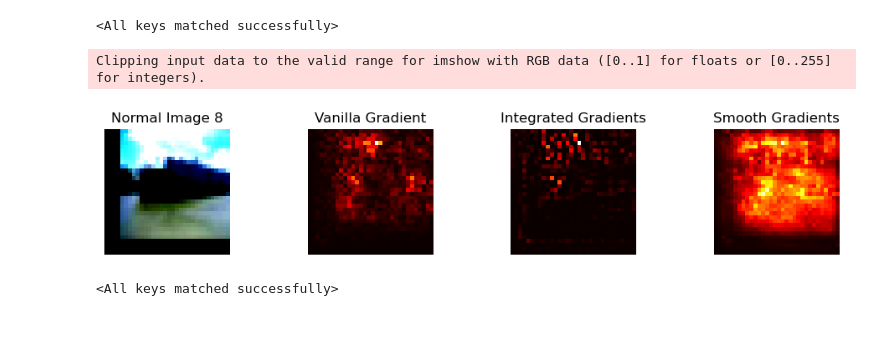
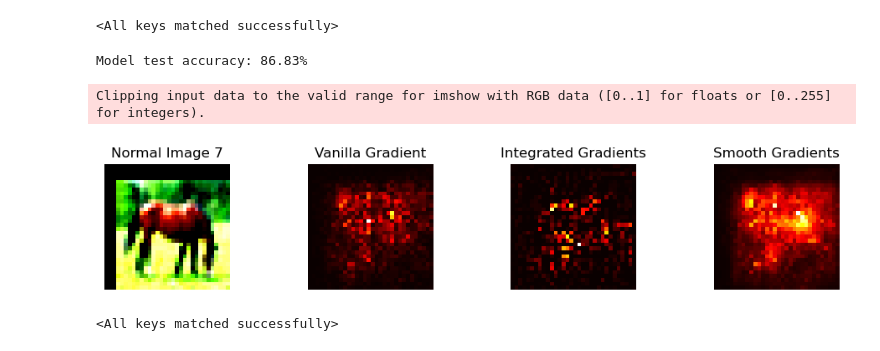
Before and after one commit to sanishsuwal7/ExplainableAI, a Jupyter notebook: vgg_saliency.ipynb, the cells around one changed output. Drawn from its saved outputs; the diff is of its cells as text; code cells hidden in the pictures.

```diff
--- a/vgg_saliency.ipynb
+++ b/vgg_saliency.ipynb
@@ -32,14 +32,14 @@ warnings.filterwarnings('ignore')
 # %%
 device = torch.device("cuda" if torch.cuda.is_available() else "cpu")
 # %%
-# normalize = transforms.Normalize(mean=[0.485, 0.456, 0.406],
-#                                      std=[0.229, 0.224, 0.225])
-# cifar_transforms = transforms.Compose([transforms.RandomHorizontalFlip(),
-#             transforms.RandomCrop(32, 4),
-#             transforms.ToTensor(),
-#             normalize,])
+normalize = transforms.Normalize(mean=[0.485, 0.456, 0.406],
+                                     std=[0.229, 0.224, 0.225])
+cifar_transforms = transforms.Compose([transforms.RandomHorizontalFlip(),
+            transforms.RandomCrop(32, 4),
+            transforms.ToTensor(),
+            normalize,])
 
-cifar_transforms = transforms.Compose([transforms.ToTensor()])
+# cifar_transforms = transforms.Compose([transforms.ToTensor()])
 # %%
 test_dataset =  torchvision.datasets.CIFAR10(root= './datasets', train = False, download=True, transform = cifar_transforms)
 test_dataloader = torch.utils.data.DataLoader(test_dataset, batch_size=128, pin_memory=True)
@@ -138,6 +138,8 @@ model.eval()
 predictions, labels = evaluate_model(model, test_dataloader, device)
 test_acc = np.mean(np.argmax(predictions.cpu().numpy(), axis=1) == labels.cpu().numpy())
 print(f"Model test accuracy: {(100 * test_acc):.2f}%")
+# %% [output]
+Model test accuracy: 86.83%
 # %%
 gc.collect()
 torch.cuda.empty_cache()
@@ -151,33 +153,33 @@ saliency = Saliency(model)
 a_batch_smoothgrad = NoiseTunnel(saliency).attribute(inputs = x_batch, target = y_batch, nt_type ='smoothgrad', nt_samples = 50, stdevs=0.15).sum(axis=1).cpu().numpy()
 x_batch, y_batch = x_batch.cpu().numpy(), y_batch.cpu().numpy()
 # %%
-index = 5
+index = 60
 nr_images = 2
 fig, axes = plt.subplots(nrows=1, ncols=4, figsize=(nr_images*5., int(nr_images)))
 
 #plot normal
-axes[0].imshow(np.reshape(x_batch[index], (32,32)), cmap="grey")
+axes[0].imshow(np.moveaxis(x_batch[index], 0, -1), vmin=0.0, vmax=1.0)
 axes[0].title.set_text(f"Normal Image {y_batch[index].item()}")
 axes[0].axis("off")
 axes[1].imshow(a_batch_saliency[index], cmap="hot")
 axes[1].title.set_text(f"Vanilla Gradient")
 axes[1].axis("off")
 axes[2].imshow(a_batch_integrad[index], cmap="hot")
 axes[2].title.set_text(f"Integrated Gradients")
 axes[2].axis("off")
 axes[3].imshow(a_batch_smoothgrad[index], cmap="hot")
 axes[3].title.set_text(f"Smooth Gradients")
 axes[3].axis("off")
 # axes[4].imshow(a_batch_noisegrad[index], cmap="seismic")
 # axes[4].title.set_text(f"Noise Gradients")
 # axes[4].axis("off")
 plt.tight_layout()
 
 
 plt.show()
 # %% [output]
 Clipping input data to the valid range for imshow with RGB data ([0..1] for floats or [0..255] for integers).
-[figure, old version]
+[figure, new version]
 # %%
 from pathlib import Path
 
```
Also changed, not shown: parts of 7 cells of this notebook, 2 other files.
